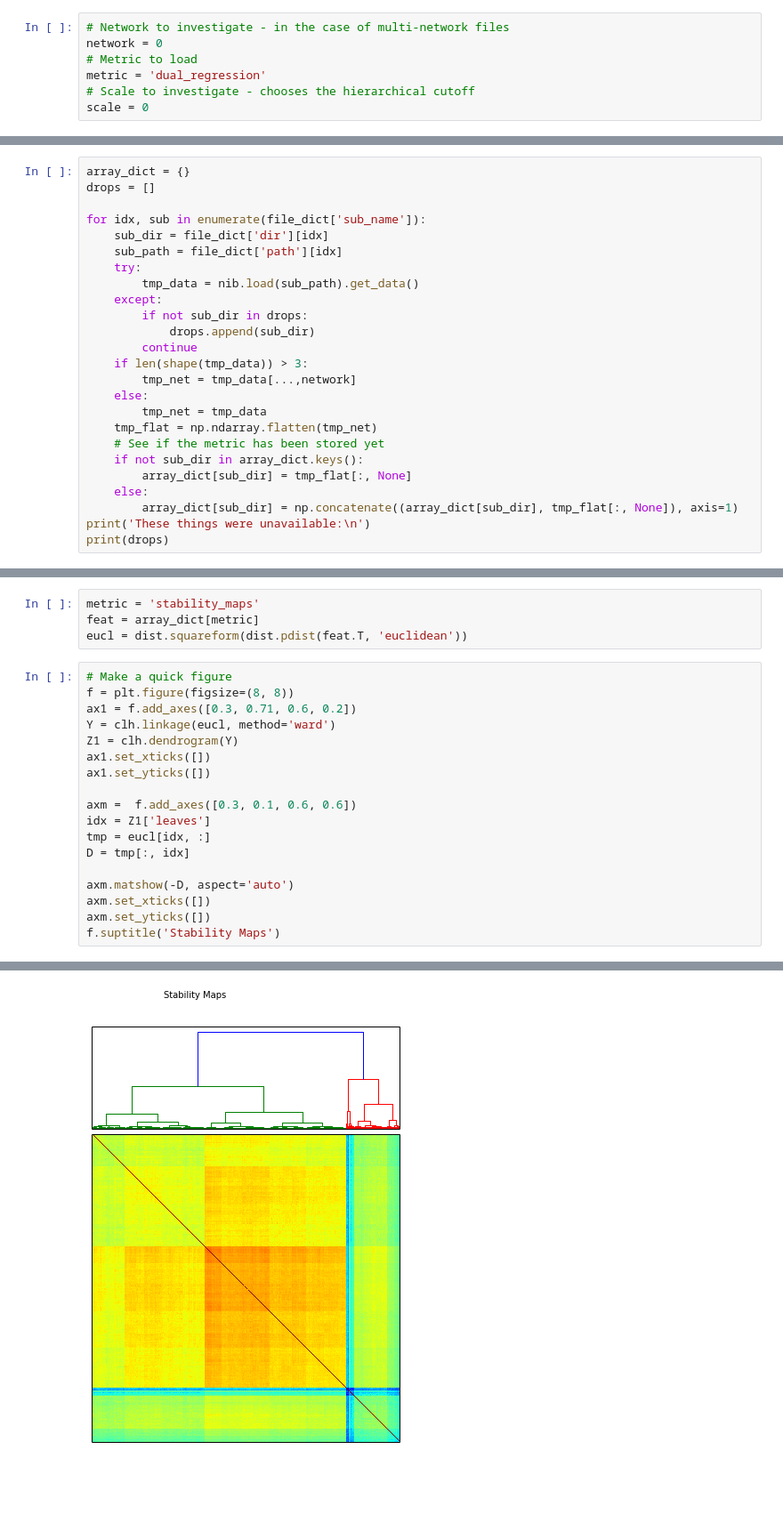
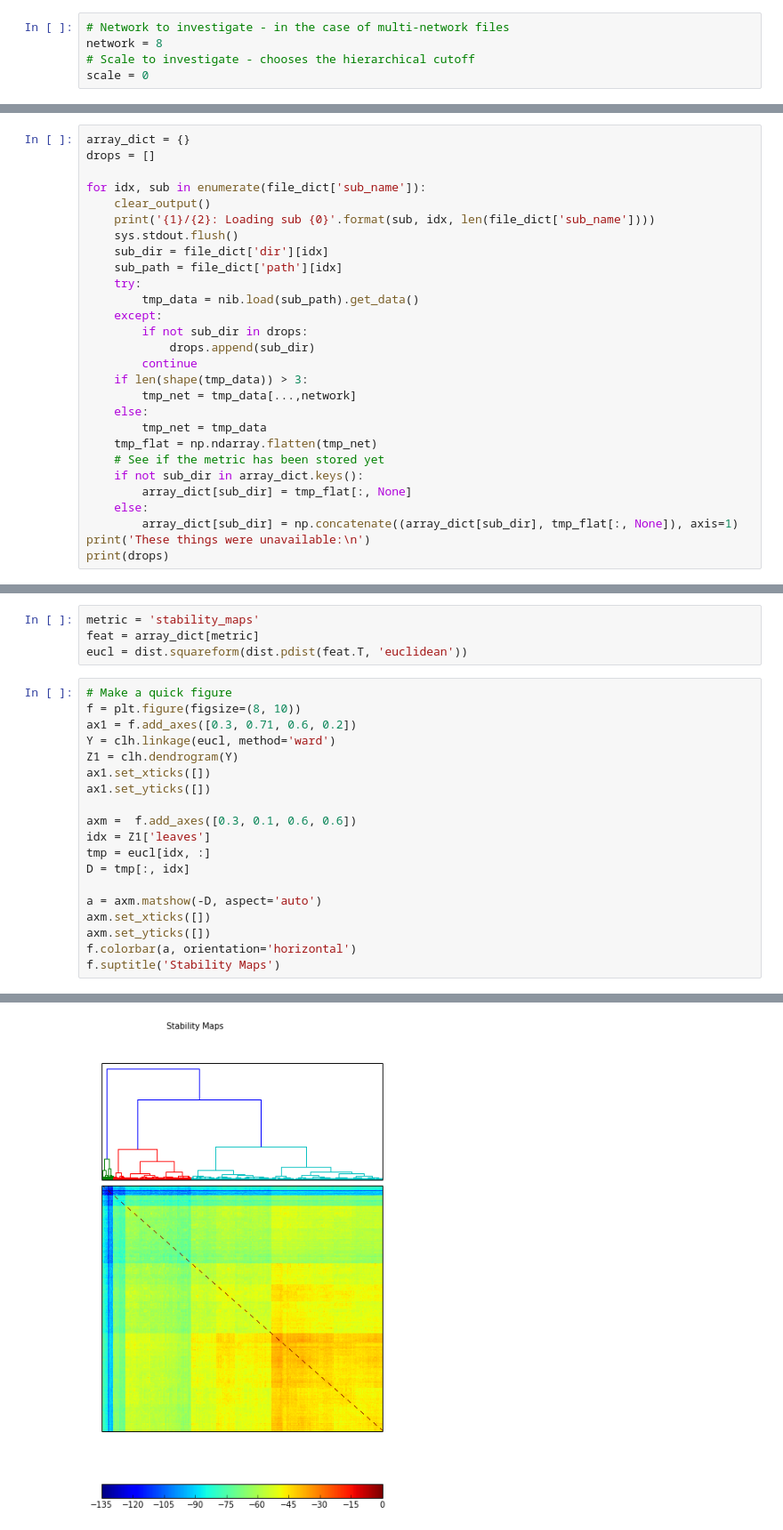
Before and after one commit to surchs/Logbooks, a Jupyter notebook: 10_15_14.ipynb, the cells around one changed output, grey strips where cells are left out. Shown at 89% size. Saved outputs shown, nothing was run; the diff lists cells and outputs as text; blank space fills up the shorter version.

Commit message:
included progress bar and color bar

```diff
--- a/10_15_14.ipynb
+++ b/10_15_14.ipynb
@@ -23,9 +24,7 @@ out_path = '/data1/abide/Analysis/Remote/some_missing'
 ## Selections
 # %%
 # Network to investigate - in the case of multi-network files
-network = 0
-# Metric to load
-metric = 'dual_regression'
+network = 8
 # Scale to investigate - chooses the hierarchical cutoff
 scale = 0
 # %% [markdown]
@@ -37,6 +36,9 @@ array_dict = {}
 drops = []
 
 for idx, sub in enumerate(file_dict['sub_name']):
+    clear_output()
+    print('{1}/{2}: Loading sub {0}'.format(sub, idx, len(file_dict['sub_name'])))
+    sys.stdout.flush()
     sub_dir = file_dict['dir'][idx]
     sub_path = file_dict['path'][idx]
     try:
@@ -63,22 +70,23 @@ feat = array_dict[metric]
 eucl = dist.squareform(dist.pdist(feat.T, 'euclidean'))
 # %%
 # Make a quick figure
-f = plt.figure(figsize=(8, 8))
+f = plt.figure(figsize=(8, 10))
 ax1 = f.add_axes([0.3, 0.71, 0.6, 0.2])
 Y = clh.linkage(eucl, method='ward')
 Z1 = clh.dendrogram(Y)
 ax1.set_xticks([])
 ax1.set_yticks([])
 
 axm =  f.add_axes([0.3, 0.1, 0.6, 0.6])
 idx = Z1['leaves']
 tmp = eucl[idx, :]
 D = tmp[:, idx]
 
-axm.matshow(-D, aspect='auto')
+a = axm.matshow(-D, aspect='auto')
 axm.set_xticks([])
 axm.set_yticks([])
+f.colorbar(a, orientation='horizontal')
 f.suptitle('Stability Maps')
 # %% [output]
 <matplotlib.text.Text at 0x...>
-[figure, old version]
+[figure, new version]
```
Also changed, not shown: parts of 8 cells of this notebook.
